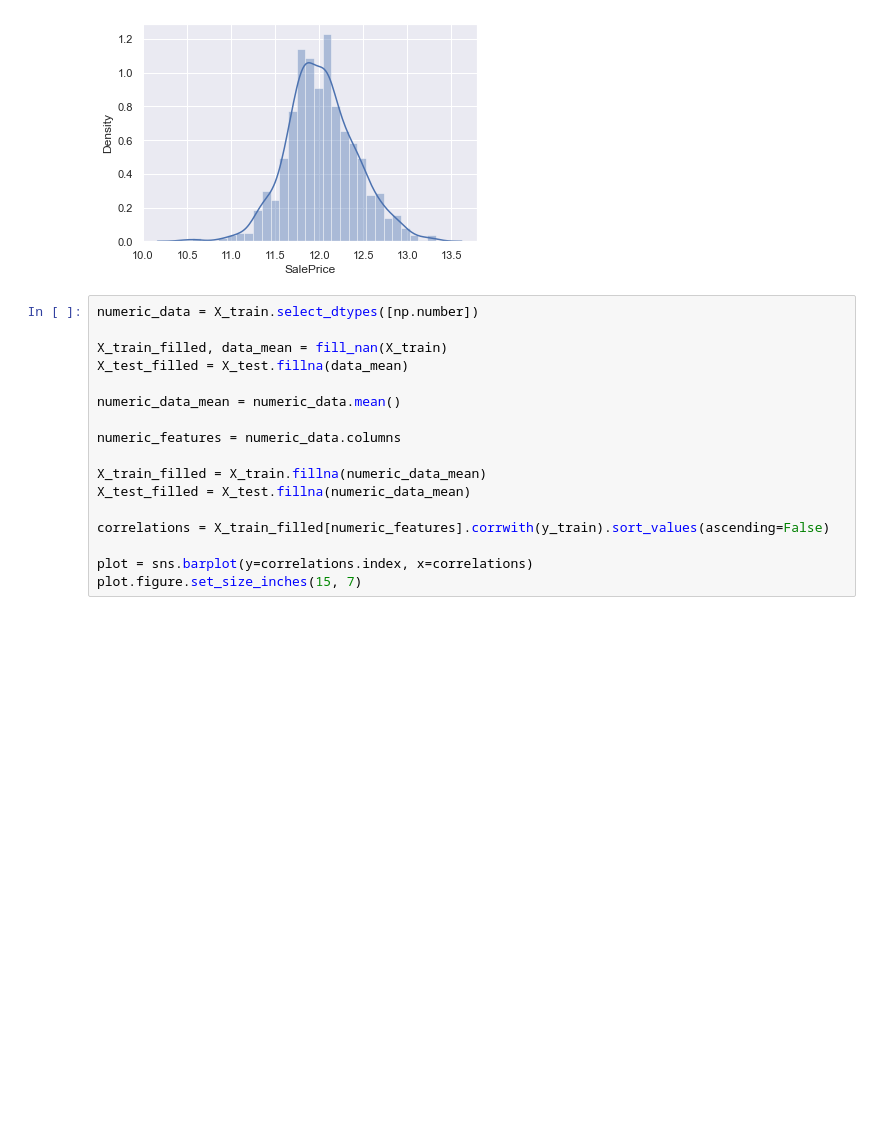
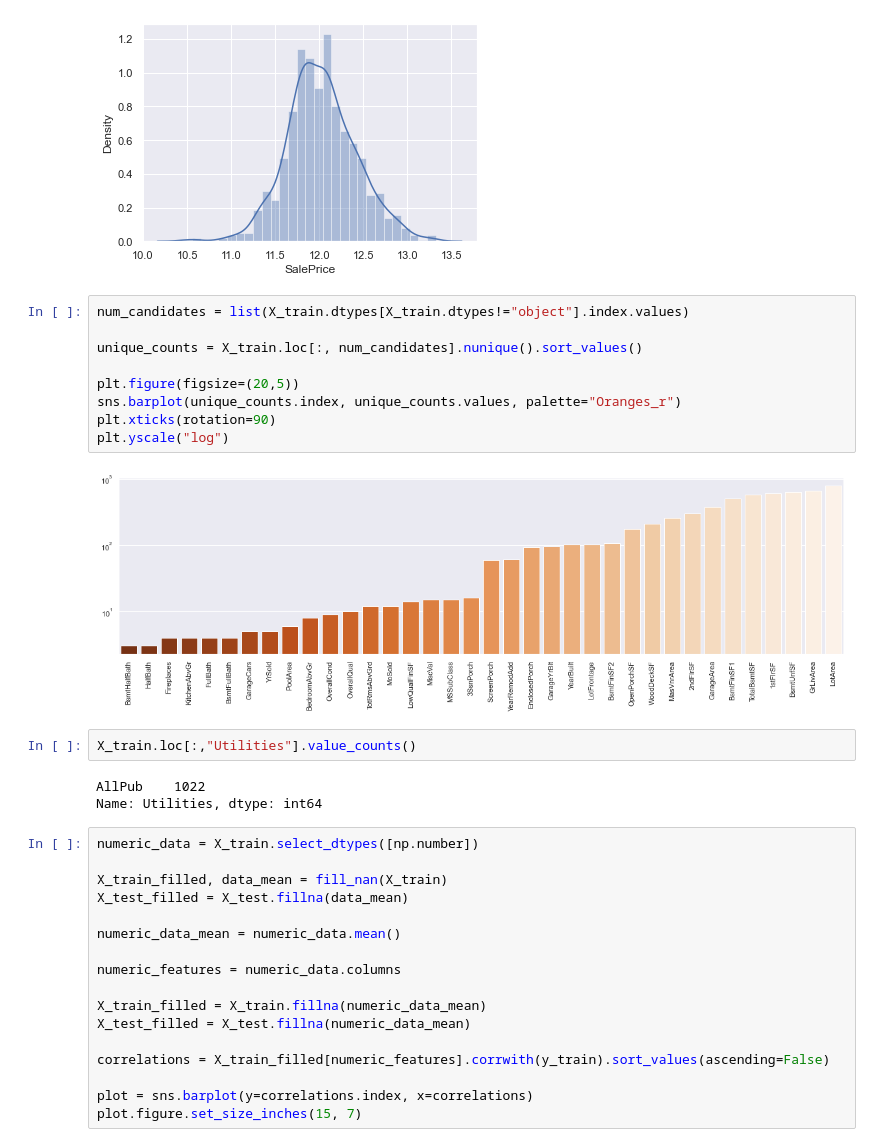
Before and after one commit to Altair200333/ML_tasks, a Jupyter notebook: task4/analize_data.ipynb, the cells around one changed output. Saved outputs shown, nothing was run; the diff lists cells and outputs as text; blank space fills up the shorter version.

```diff
--- a/task4/analize_data.ipynb
+++ b/task4/analize_data.ipynb
@@ -62,6 +62,22 @@ sns.distplot(y_train)
 # %% [output]
 <AxesSubplot:xlabel='SalePrice', ylabel='Density'>
 [figure]
+# %%
+num_candidates = list(X_train.dtypes[X_train.dtypes!="object"].index.values)
+
+unique_counts = X_train.loc[:, num_candidates].nunique().sort_values()
+
+plt.figure(figsize=(20,5))
+sns.barplot(unique_counts.index, unique_counts.values, palette="Oranges_r")
+plt.xticks(rotation=90)
+plt.yscale("log")
+# %% [output]
+[figure, added]
+# %%
+X_train.loc[:,"Utilities"].value_counts()
+# %% [output]
+AllPub    1022
+Name: Utilities, dtype: int64
 # %%
 numeric_data = X_train.select_dtypes([np.number])
 
```
Also changed, not shown: 2 other files.
